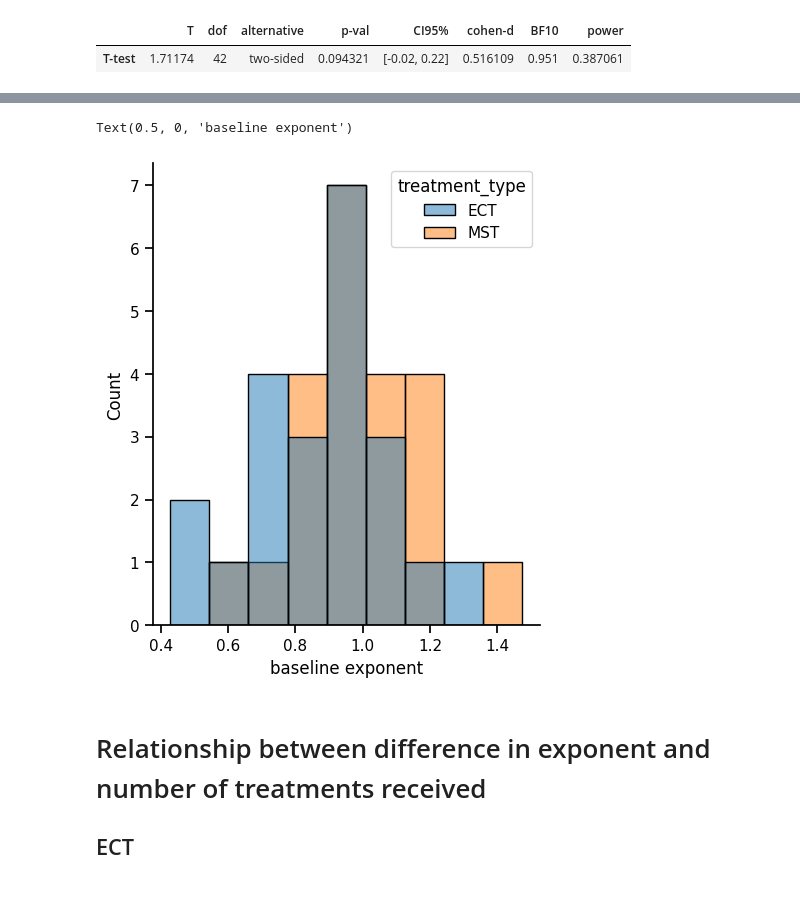
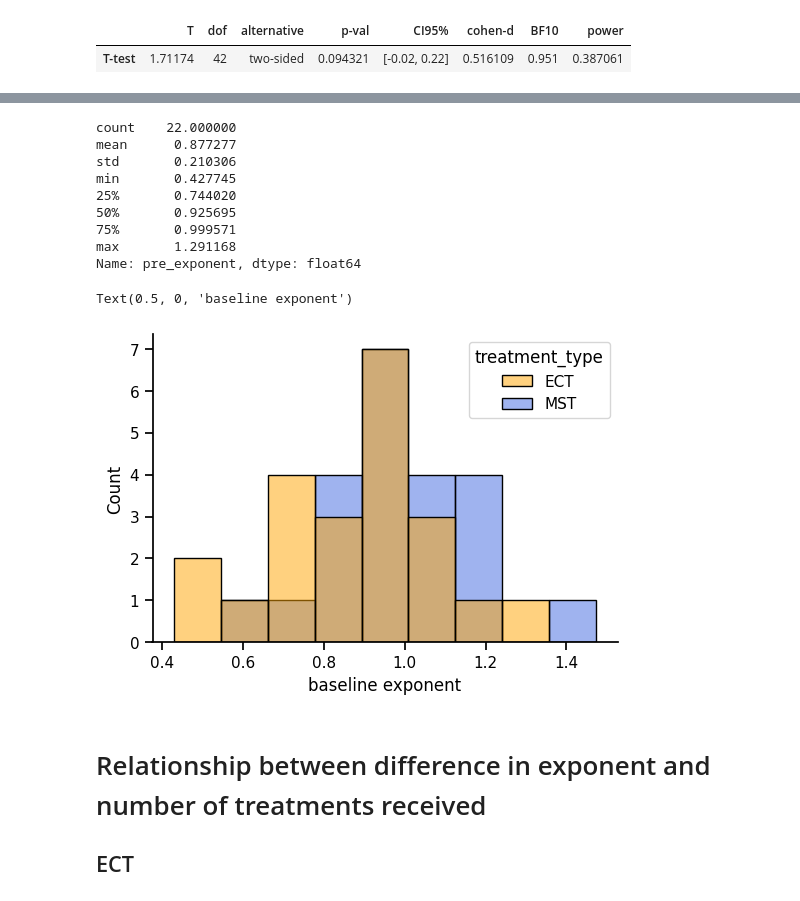
Before and after one commit to voytekresearch/ECT-MST, a Jupyter notebook: 02-Combined/review_appeal_analyses.ipynb, the cells around one changed output, grey strips where cells are left out. Drawn from its saved outputs; the diff is of its cells as text; code cells hidden in the pictures.

```diff
--- a/02-Combined/review_appeal_analyses.ipynb
+++ b/02-Combined/review_appeal_analyses.ipynb
@@ -564,11 +644,27 @@ sns.set_context('notebook')
+# %%
+ect_clin_eeg_df['pre_exponent'].describe()
+# %% [output]
+count    22.000000
+mean      0.877277
+std       0.210306
+min       0.427745
+25%       0.744020
+50%       0.925695
+75%       0.999571
+max       1.291168
+Name: pre_exponent, dtype: float64
 # %%
-plt.figure(figsize=[5,6])
-sns.histplot(ect_mst_clin_eeg_df, x='pre_exponent', hue='treatment_type')
+sns.set_context('notebook')
+color_dict = {'ECT':'orange',
+              'MST': 'royalblue'}
+
+plt.figure(figsize=[6,4])
+sns.histplot(ect_mst_clin_eeg_df, x='pre_exponent', hue='treatment_type', palette=color_dict)
 sns.despine()
 plt.xlabel('baseline exponent')
 # %% [output]
 Text(0.5, 0, 'baseline exponent')
-[figure, old version]
+[figure, new version]
 # %% [markdown]
 # Relationship between difference in exponent and number of treatments received
 
```
Also changed, not shown: parts of 46 cells of this notebook, 1 other file.
